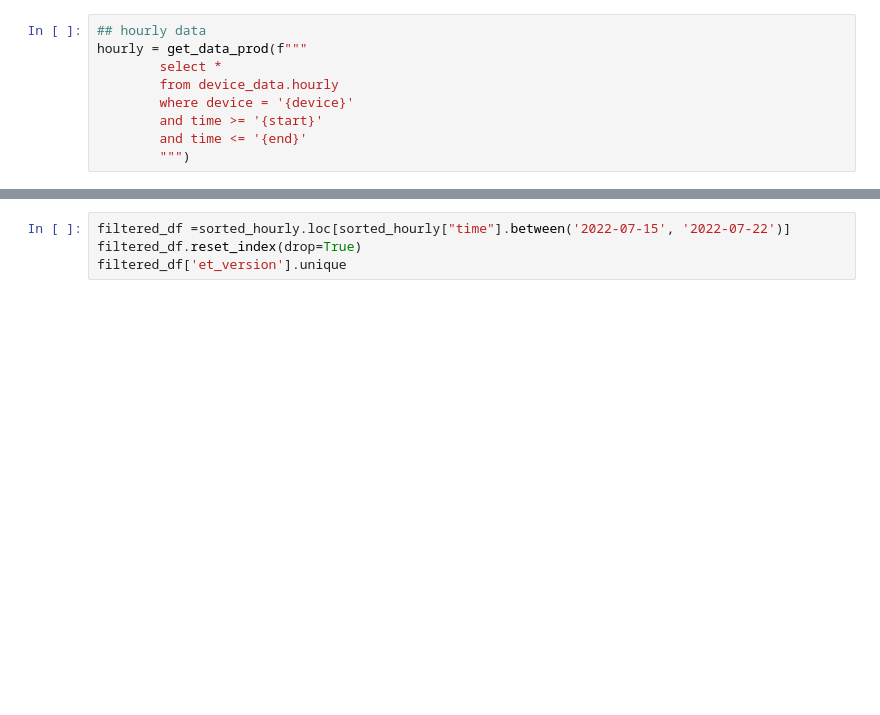
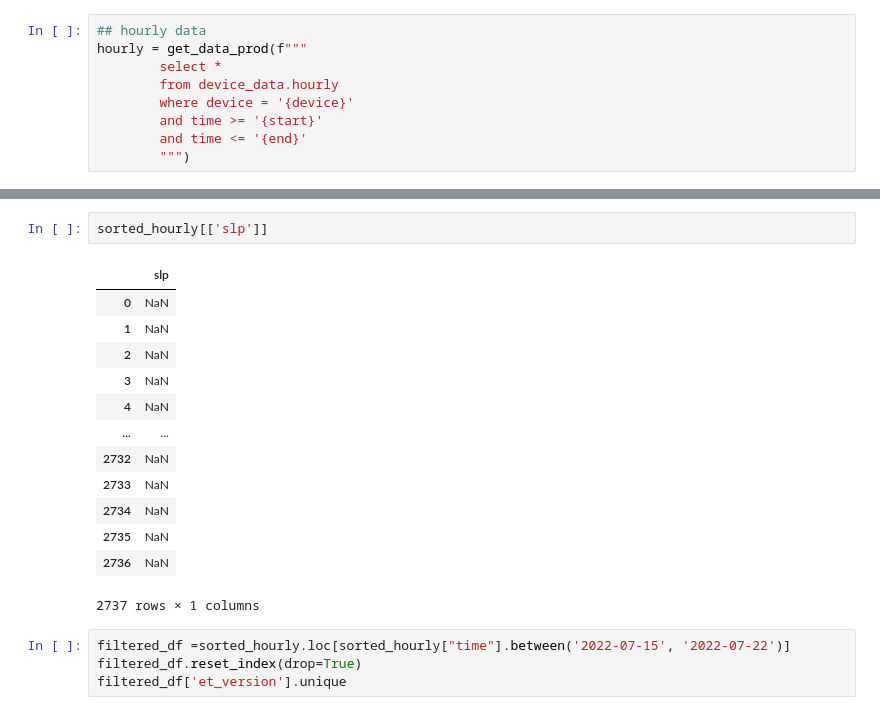
Before and after one commit to Arable/data-check, a Jupyter notebook: ET_bug.ipynb, the cells around one changed output, grey strips where cells are left out. Saved outputs shown, nothing was run; the diff lists cells and outputs as text; blank space fills up the shorter version.

```diff
--- a/ET_bug.ipynb
+++ b/ET_bug.ipynb
@@ -134,3 +134,19 @@ sorted_hourly.head()
+# %%
+sorted_hourly[['slp']]
+# %% [output]
+|  | slp |
+| 0 | NaN |
+| 1 | NaN |
+| 2 | NaN |
+| 3 | NaN |
+| 4 | NaN |
+| ... | ... |
+| 2732 | NaN |
+| 2733 | NaN |
+| 2734 | NaN |
+| 2735 | NaN |
+| 2736 | NaN |
+2737 rows × 1 columns
 # %%
 filtered_df =sorted_hourly.loc[sorted_hourly["time"].between('2022-07-15', '2022-07-22')]
 filtered_df.reset_index(drop=True)
```
Also changed, not shown: parts of 9 cells of this notebook, 7 other files.
